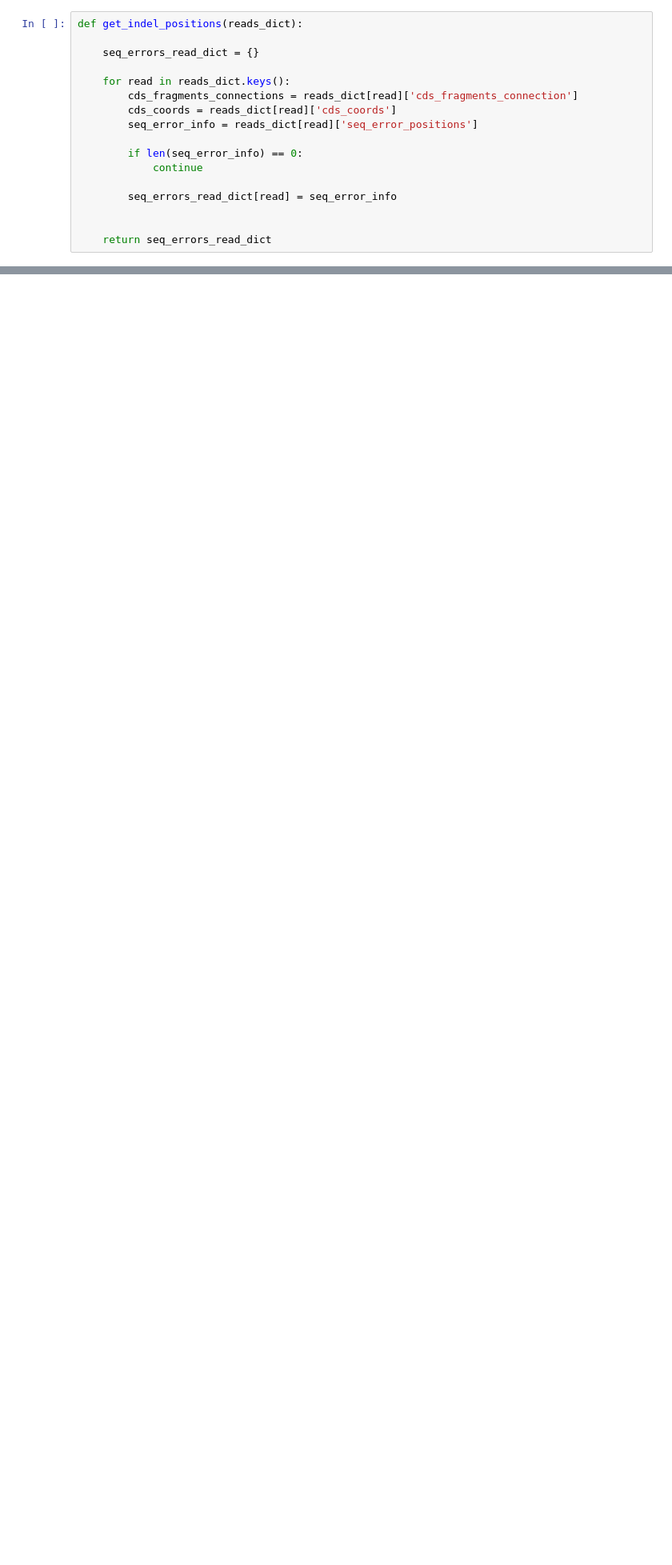
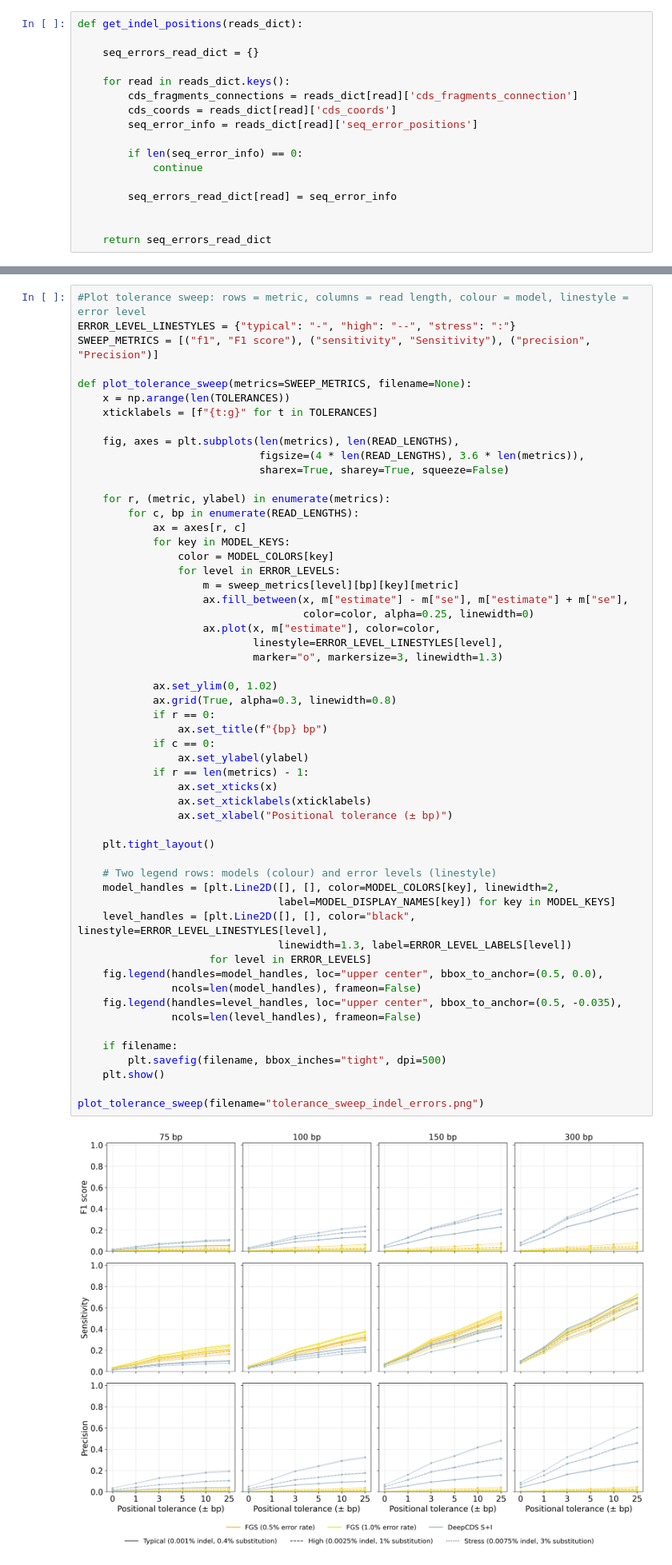
Before and after one commit to lsandvad/deep-cds, a Jupyter notebook: src_dev/benchmark/eval/with_errors/indel_reads_mae.ipynb, the cells around one changed output, grey strips where cells are left out. Shown at 80% size. Drawn from its saved outputs; the diff is of its cells as text; blank space fills up the shorter version.

```diff
--- a/src_dev/benchmark/eval/with_errors/indel_reads_mae.ipynb
+++ b/src_dev/benchmark/eval/with_errors/indel_reads_mae.ipynb
@@ -447,0 +620,57 @@ DeepCDS S+I            3.634 ± 3.567  4.182 ± 2.779  5.395 ± 3.245   5.902 ±
+# %%
+#Plot tolerance sweep: rows = metric, columns = read length, colour = model, linestyle = error level
+ERROR_LEVEL_LINESTYLES = {"typical": "-", "high": "--", "stress": ":"}
+SWEEP_METRICS = [("f1", "F1 score"), ("sensitivity", "Sensitivity"), ("precision", "Precision")]
+
+def plot_tolerance_sweep(metrics=SWEEP_METRICS, filename=None):
+    x = np.arange(len(TOLERANCES))
+    xticklabels = [f"{t:g}" for t in TOLERANCES]
+
+    fig, axes = plt.subplots(len(metrics), len(READ_LENGTHS),
+                             figsize=(4 * len(READ_LENGTHS), 3.6 * len(metrics)),
+                             sharex=True, sharey=True, squeeze=False)
+
+    for r, (metric, ylabel) in enumerate(metrics):
+        for c, bp in enumerate(READ_LENGTHS):
+            ax = axes[r, c]
+            for key in MODEL_KEYS:
+                color = MODEL_COLORS[key]
+                for level in ERROR_LEVELS:
+                    m = sweep_metrics[level][bp][key][metric]
+                    ax.fill_between(x, m["estimate"] - m["se"], m["estimate"] + m["se"],
+                                    color=color, alpha=0.25, linewidth=0)
+                    ax.plot(x, m["estimate"], color=color,
+                            linestyle=ERROR_LEVEL_LINESTYLES[level],
+                            marker="o", markersize=3, linewidth=1.3)
+
+            ax.set_ylim(0, 1.02)
+            ax.grid(True, alpha=0.3, linewidth=0.8)
+            if r == 0:
+                ax.set_title(f"{bp} bp")
+            if c == 0:
+                ax.set_ylabel(ylabel)
+            if r == len(metrics) - 1:
+                ax.set_xticks(x)
+                ax.set_xticklabels(xticklabels)
+                ax.set_xlabel("Positional tolerance (± bp)")
+
+    plt.tight_layout()
+
+    # Two legend rows: models (colour) and error levels (linestyle)
+    model_handles = [plt.Line2D([], [], color=MODEL_COLORS[key], linewidth=2,
+                                label=MODEL_DISPLAY_NAMES[key]) for key in MODEL_KEYS]
+    level_handles = [plt.Line2D([], [], color="black", linestyle=ERROR_LEVEL_LINESTYLES[level],
+                                linewidth=1.3, label=ERROR_LEVEL_LABELS[level])
+                     for level in ERROR_LEVELS]
+    fig.legend(handles=model_handles, loc="upper center", bbox_to_anchor=(0.5, 0.0),
+               ncols=len(model_handles), frameon=False)
+    fig.legend(handles=level_handles, loc="upper center", bbox_to_anchor=(0.5, -0.035),
+               ncols=len(level_handles), frameon=False)
+
+    if filename:
+        plt.savefig(filename, bbox_inches="tight", dpi=500)
+    plt.show()
+
+plot_tolerance_sweep(filename="tolerance_sweep_indel_errors.png")
+# %% [output]
+[figure, added]
```
Also changed, not shown: parts of 13 cells of this notebook.
